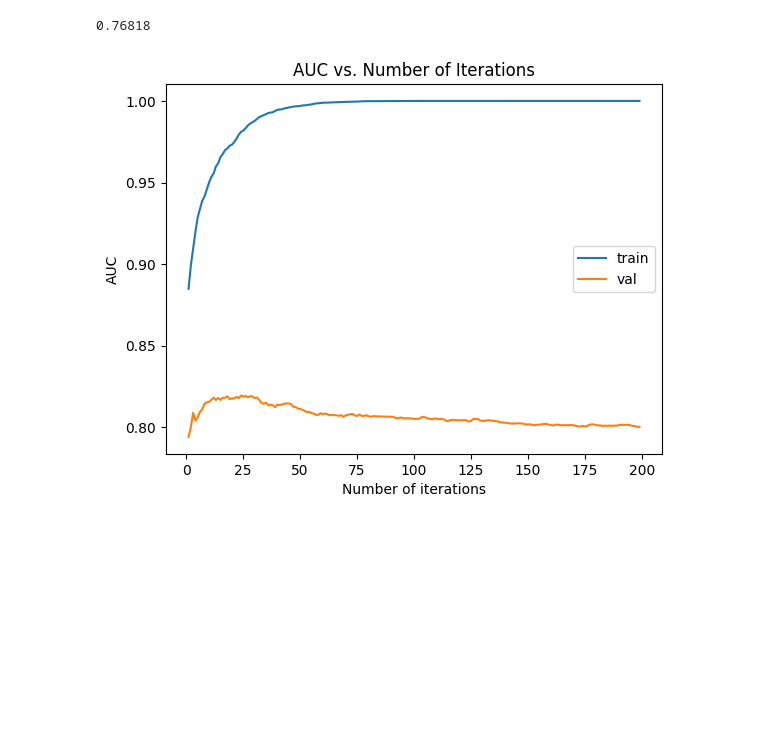
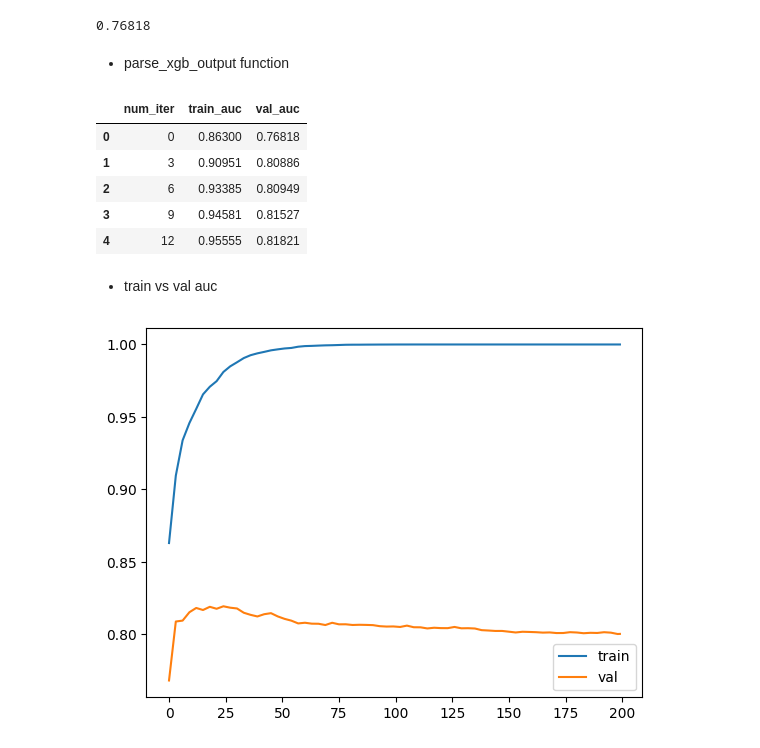
Before and after one commit to Joon-hub/MLZoomcamp, a Jupyter notebook: Week_6_Trees_and_Ensemble_models/DecisionTree.ipynb, the cells around one changed output. Drawn from its saved outputs; the diff is of its cells as text; code cells hidden in the pictures; blank space fills up the shorter version.

```diff
--- a/Week_6_Trees_and_Ensemble_models/DecisionTree.ipynb
+++ b/Week_6_Trees_and_Ensemble_models/DecisionTree.ipynb
@@ -759,32 +765,40 @@ float(train_auc.split(':')[1])
 float(val_auc.split(':')[1])
 # %% [output]
 0.76818
+# %% [markdown]
+- parse_xgb_output function
 # %%
 def parse_xgb_output(output):
-    tree = [ ]
-    auc_train = [ ]
-    auc_val = [ ]
+    results = []
 
-    for line in output.stdout.strip().split('\n')[1:]:
-        it_line,train_line,val_line = line.split('\t')
+    for line in output.stdout.strip().split('\n'):
+        it_line, train_line, val_line = line.split('\t')
 
         it = int(it_line.strip('[]'))
         train = float(train_line.split(':')[1])
         val = float(val_line.split(':')[1])
 
-        tree.append(it)
-        auc_train.append(train)
-        auc_val.append(val)
+        results.append((it, train, val))
 
-    return tree, auc_train, auc_val
+    columns = ['num_iter', 'train_auc', 'val_auc']
+    df_results = pd.DataFrame(results, columns=columns)
+    return df_results
 
-tree, auc_train, auc_val = parse_xgb_output(output)
-plt.plot(tree, auc_train, label='train')
-plt.plot(tree, auc_val, label='val')
-plt.legend()
-plt.xlabel('Number of iterations')
-plt.ylabel('AUC')
-plt.title('AUC vs. Number of Iterations')
-plt.show()
+df_score = parse_xgb_output(output)
+df_score.head()
 # %% [output]
-[figure, removed]
+|  | num_iter | train_auc | val_auc |
+| 0 | 0 | 0.86300 | 0.76818 |
+| 1 | 3 | 0.90951 | 0.80886 |
+| 2 | 6 | 0.93385 | 0.80949 |
+| 3 | 9 | 0.94581 | 0.81527 |
+| 4 | 12 | 0.95555 | 0.81821 |
+# %% [markdown]
+- train vs val auc
+# %%
+plt.plot(df_score.num_iter, df_score.train_auc, label='train')
+plt.plot(df_score.num_iter, df_score.val_auc, label='val')
+plt.legend()
+plt.show()
+# %% [output]
+[figure, added]
```
Also changed, not shown: parts of 53 cells of this notebook, 1 other file.
